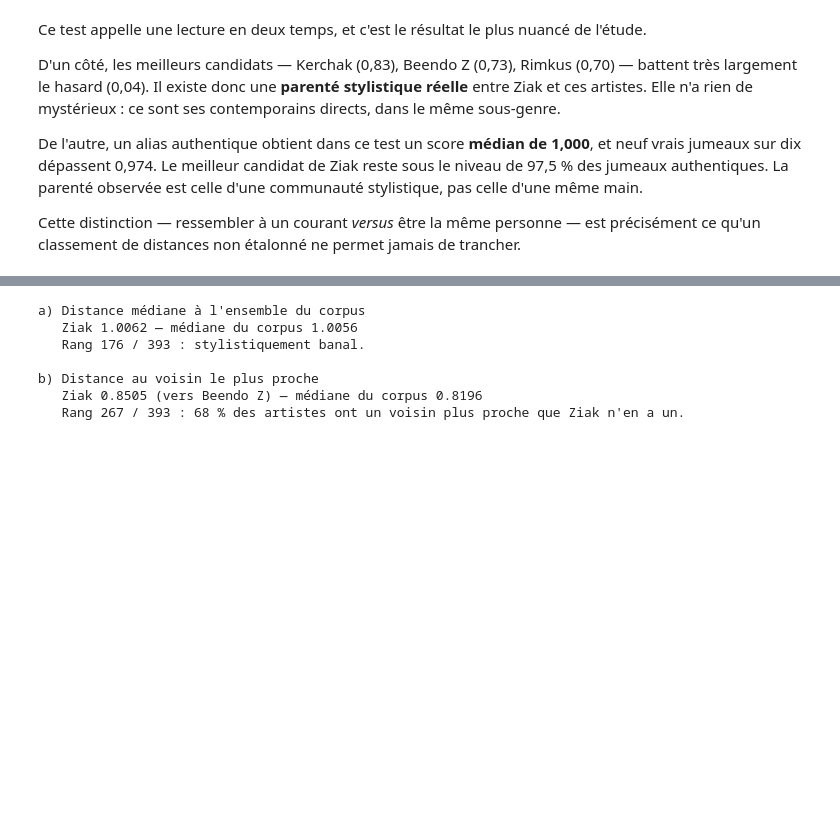
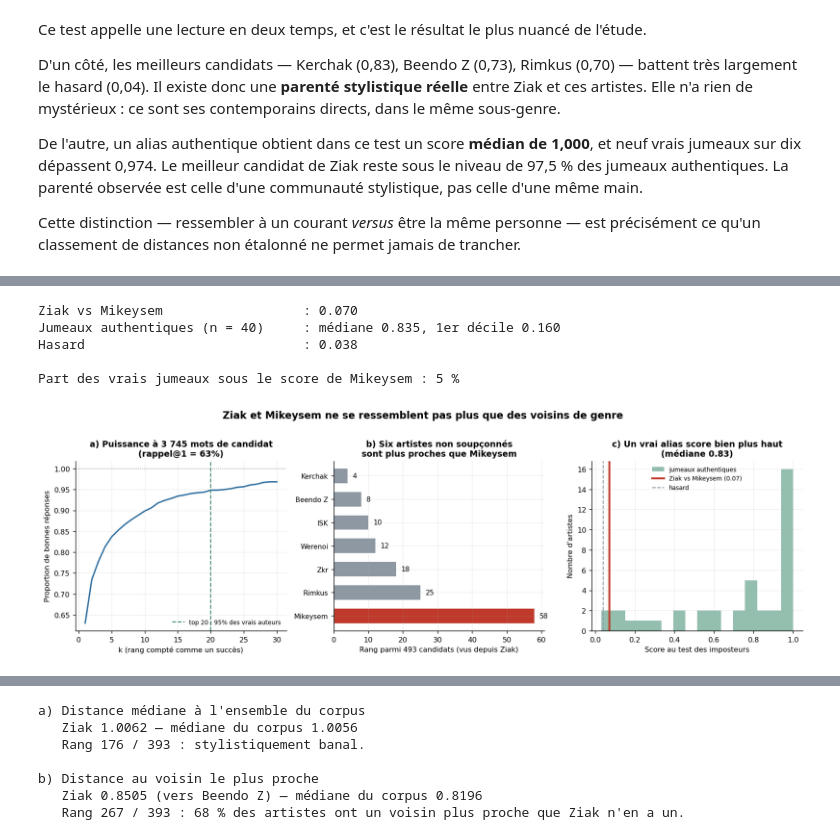
Before and after one commit to Tasswest/CPES2027, a Jupyter notebook: 02_stylometrie_ziak.ipynb, the cells around one changed output, grey strips where cells are left out. Saved outputs shown, nothing was run; the diff lists cells and outputs as text; code cells hidden in the pictures; blank space fills up the shorter version.

```diff
--- a/02_stylometrie_ziak.ipynb
+++ b/02_stylometrie_ziak.ipynb
@@ -457,0 +563,20 @@ précisément ce qu'un classement de distances non étalonné ne permet jamais d
+# %%
+imp = pd.read_csv(RESULT_DIR / "10_4_imposteurs.csv")
+mk = float(imp.loc[imp["type"] == "hypothèse", "score"].iloc[0])
+ref = imp.loc[imp["type"] == "jumeau authentique", "score"]
+print(f"Ziak vs Mikeysem                  : {mk:.3f}")
+print(f"Jumeaux authentiques (n = {len(ref)})     : médiane {ref.median():.3f}, "
+      f"1er décile {ref.quantile(0.1):.3f}")
+print(f"Hasard                            : {1/26:.3f}")
+print(f"\nPart des vrais jumeaux sous le score de Mikeysem : "
+      f"{100 * (ref <= mk).mean():.0f} %")
+# %% [output]
+Ziak vs Mikeysem                  : 0.070
+Jumeaux authentiques (n = 40)     : médiane 0.835, 1er décile 0.160
+Hasard                            : 0.038
+
+Part des vrais jumeaux sous le score de Mikeysem : 5 %
+# %%
+display(Image(filename=str(IMAGES_DIR / "10_1_test_mikeysem.png")))
+# %% [output]
+[figure, added]
```
Also changed, not shown: parts of 15 cells of this notebook, 3 other files.
